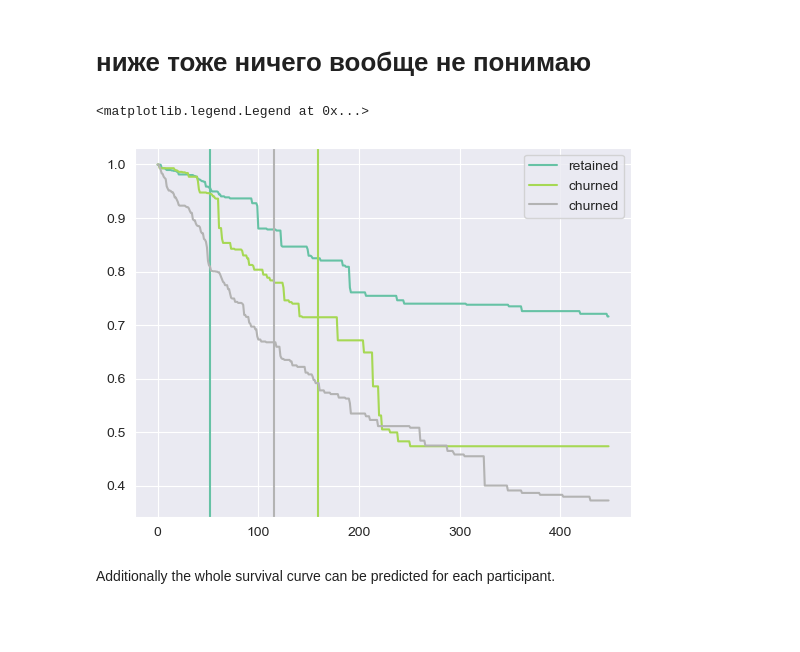
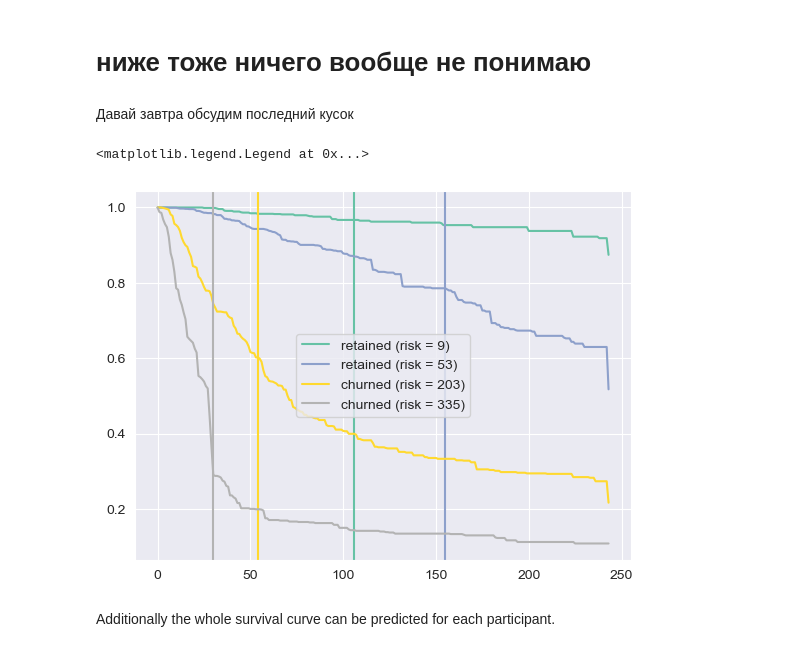
Before and after one commit to point-de-vyu/data-analytics-projects, a Jupyter notebook: Waze_predicting_user_churn/4. Tree-based_models.ipynb, the cells around one changed output. Cells and saved outputs as stored; diff of their text form; code cells hidden in the pictures; blank space fills up the shorter version.

```diff
--- a/Waze_predicting_user_churn/4. Tree-based_models.ipynb
+++ b/Waze_predicting_user_churn/4. Tree-based_models.ipynb
@@ -325,8 +327,9 @@ from sksurv.preprocessing import OneHotEncoder
 from sksurv.ensemble import RandomSurvivalForest
 from sksurv.metrics import concordance_index_censored
 # %%
-df = pd.read_csv('waze_dataset.csv').dropna()
-y = pd.concat([df['label'].map({'retained' :False, 'churned':True}).astype(bool),df['sessions'].astype(float)],axis=1)
+df = pd.read_csv('waze_dataset_no_nans_outlier_to_95th_p.csv').dropna()
+y = pd.concat([df['label'].map({'retained' :False, 'churned':True}).astype(bool),df['sessions'].astype(float)],axis=1) #Перекодирую лейбл ("retained" - False, т.к событие ещё не наступило 'churned' - соответственно True)
+#y = (bool - событие наступило или нет,float-время регистрации( в данном случае сессии, но можно что другое выбрать))
 dtype = [('event', bool), ('time', float)]
 y=np.array(list(zip(df['label'].map({'retained' :False, 'churned':True}).astype(bool),df['sessions'].astype(float))),dtype=dtype)
 X = df.drop(columns=['label','sessions','ID','device','drives','total_sessions'])
@@ -436,5 +450,7 @@ weighted avg       0.79      0.81      0.79      3575
 We see that this model shows the same results as previous tree-classifiers. A rather high C-index indicates that it could be a reasonable result for this dataset.
 # %% [markdown]
 # ниже тоже ничего вообще не понимаю
+# %% [markdown]
+Давай завтра обсудим последний кусок
 # %%
 surv = rsf.predict_survival_function(X_val, return_array=True)
@@ -441,15 +458,15 @@ surv = rsf.predict_survival_function(X_val, return_array=True)
 # %%
 inverse_map= {False:'retained',True:'churned'}
-values = [29,150,3430]
+values = [9,178,151,83]
 colormap = plt.cm.Set2
 color_list = colormap(np.linspace(0, 1, len(values)))
 for idx, val in enumerate(values):
-    plt.plot(np.arange(len(rsf.unique_times_)),surv[val,:],label=f'{inverse_map[y_val[val][0]]}',color=color_list[idx])
+    plt.plot(np.arange(len(rsf.unique_times_)),surv[val,:],label=f'{inverse_map[y_val[val][0]]} (risk = {prediction[val]:.0f})',color=color_list[idx])
     plt.axvline(y_val[val][1],color=color_list[idx])
 plt.legend()
 # %% [output]
 <matplotlib.legend.Legend at 0x...>
-[figure, old version]
+[figure, new version]
 # %% [markdown]
 Additionally the whole survival curve can be predicted for each participant.
 # %%
```
Also changed, not shown: parts of 11 cells of this notebook.
